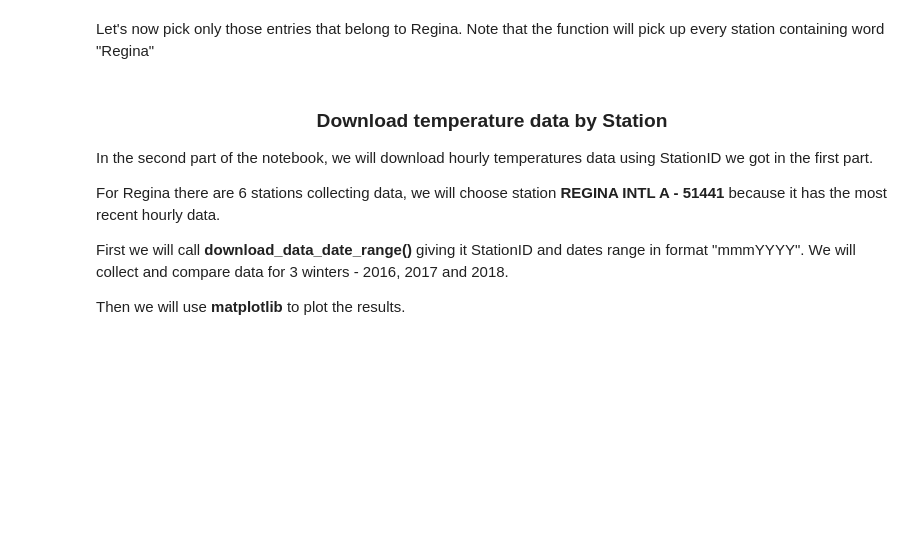
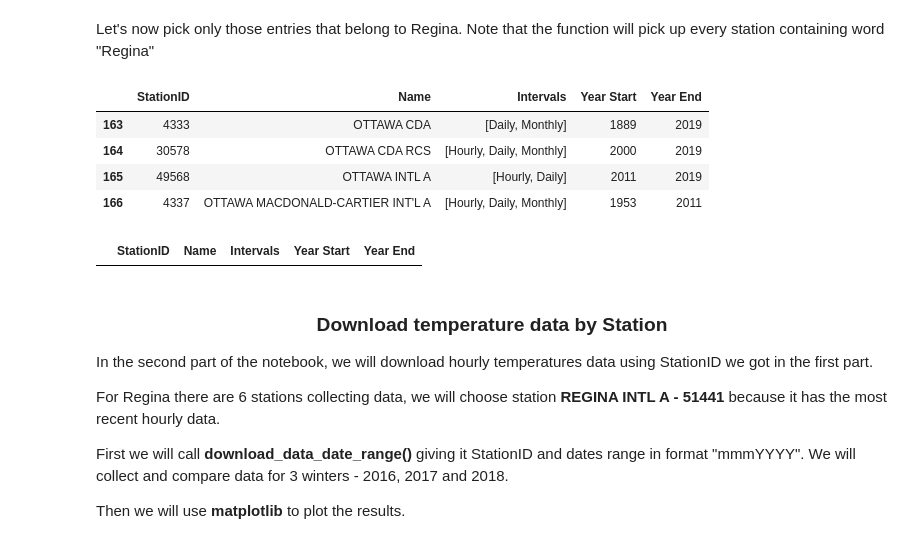
Before and after one commit to callysto/getting-started, a Jupyter notebook: OpenDataExamples/Climate_Weather_Historical_Data_workshop.ipynb, the cells around one changed output. Drawn from its saved outputs; the diff is of its cells as text; code cells hidden in the pictures; blank space fills up the shorter version.

```diff
--- a/OpenDataExamples/Climate_Weather_Historical_Data_workshop.ipynb
+++ b/OpenDataExamples/Climate_Weather_Historical_Data_workshop.ipynb
@@ -26,6 +46,6 @@ from notebook_code.weather import *
 # %%
 # Specify Parameters
-province = "SK"      # Which province to parse?
+province = "ON"      # Which province to parse?
 start_year = "2011"  # Looking for stations with data available between 2011 and 2018.
 # %% [markdown]
 We download raw html pages
@@ -47,13 +78,21 @@ stations_df.head()
 Let's now pick only those entries that belong to Regina. Note that the function will pick up every station containing word "Regina"
 # %%
 # Select subset of the data from a specific location and preview the result
-Regina_data = get_weather_data_by_loc(stations_df,location_name="Regina")
-Regina_data
+Ottawa_data = get_weather_data_by_loc(stations_df,location_name="Ottawa")
+Ottawa_data
+# %% [output]
+|  | StationID | Name | Intervals | Year Start | Year End |
+| 163 | 4333 | OTTAWA CDA | [Daily, Monthly] | 1889 | 2019 |
+| 164 | 30578 | OTTAWA CDA RCS | [Hourly, Daily, Monthly] | 2000 | 2019 |
+| 165 | 49568 | OTTAWA INTL A | [Hourly, Daily] | 2011 | 2019 |
+| 166 | 4337 | OTTAWA MACDONALD-CARTIER INT'L A | [Hourly, Daily, Monthly] | 1953 | 2011 |
 # %%
 #Exercise: try extracting rows for other city, replace ?? with the city name (Saskatoon for example)
 #Note that if the result is empty - it means no data is found
 other_city_data = get_weather_data_by_loc(stations_df,location_name="??")
 other_city_data
+# %% [output]
+|  | StationID | Name | Intervals | Year Start | Year End |
 # %% [markdown]
 <h3 align='center'>Download temperature data by Station</h3>
 
```
Also changed, not shown: parts of 13 cells of this notebook, 2 other files.
